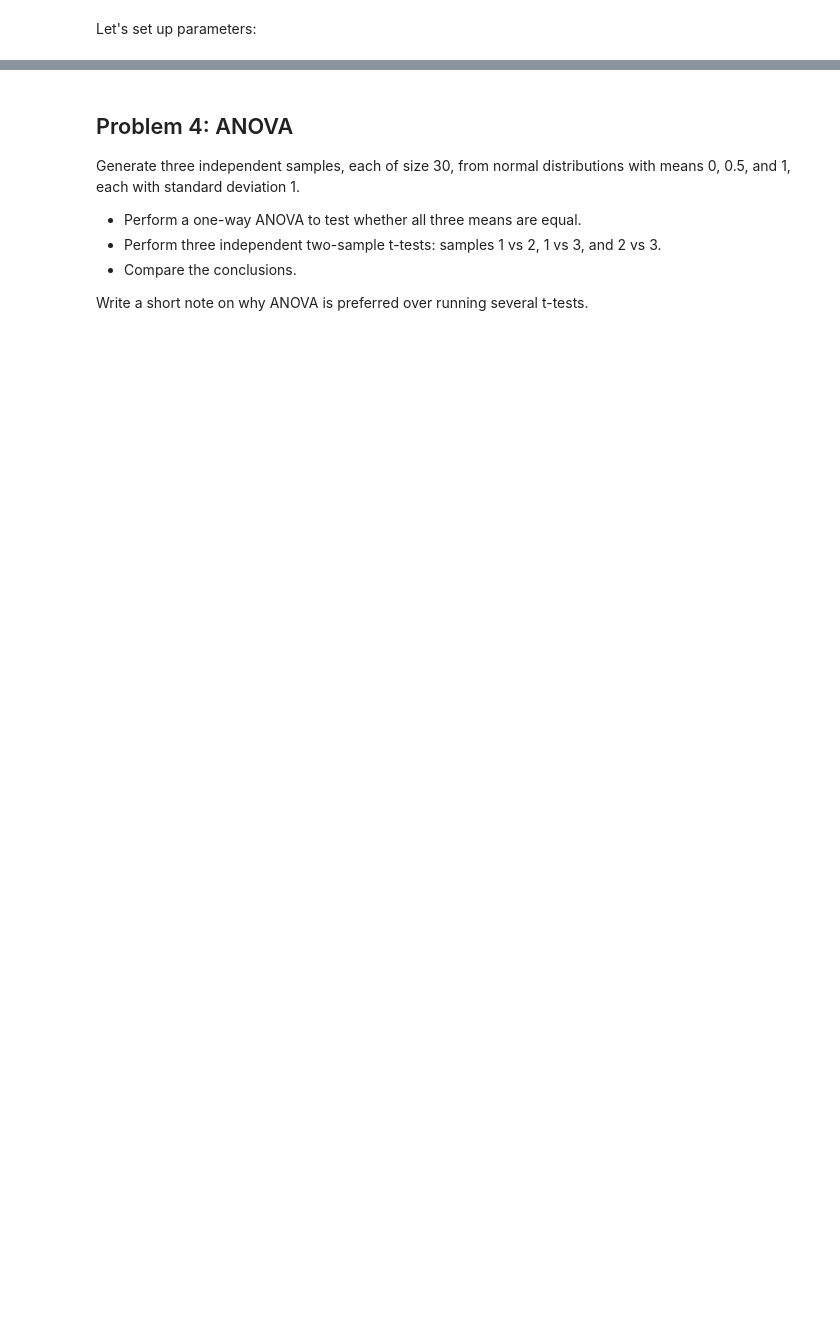
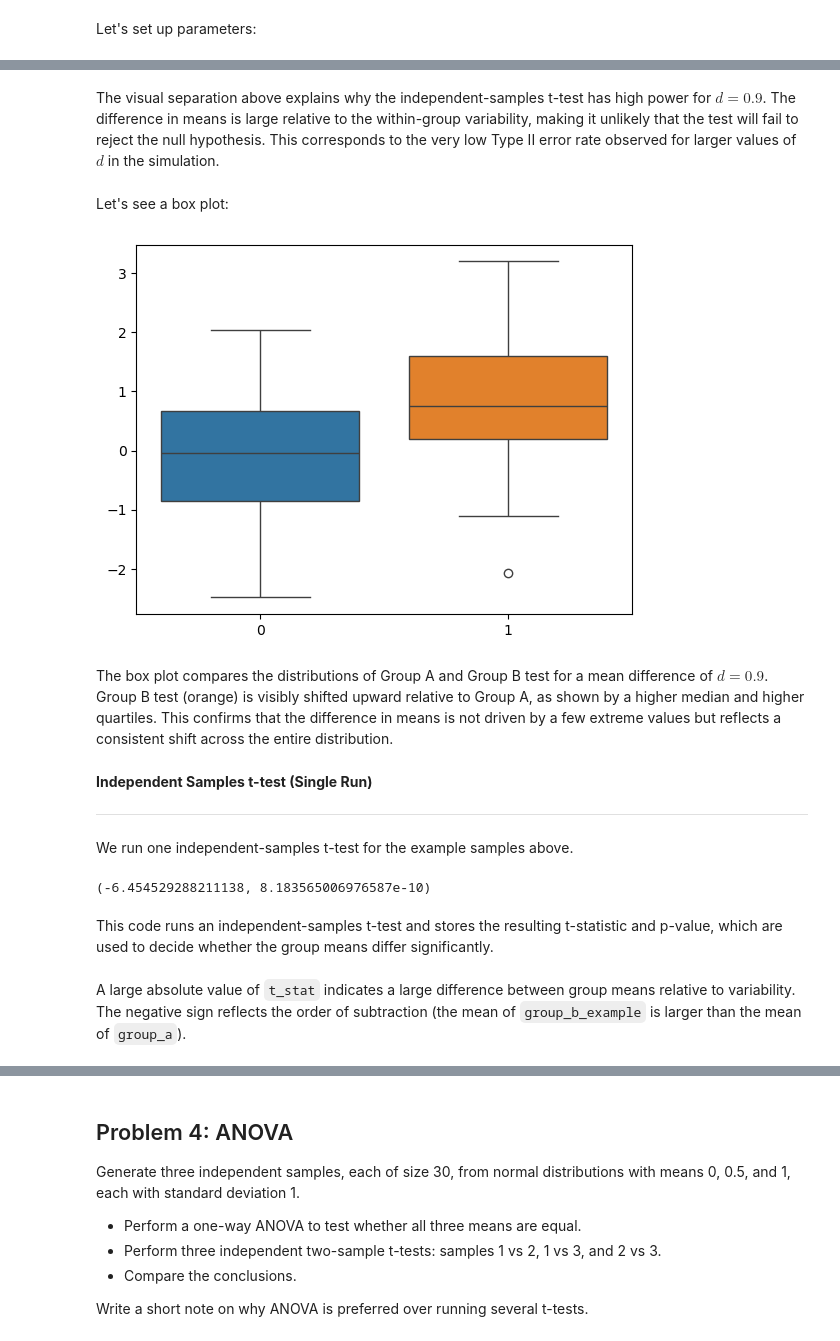
Before and after one commit to mondbr/applied_statistics, a Jupyter notebook: problems.ipynb, the cells around one changed output, grey strips where cells are left out. Drawn from its saved outputs; the diff is of its cells as text; code cells hidden in the pictures; blank space fills up the shorter version.

```diff
--- a/problems.ipynb
+++ b/problems.ipynb
@@ -1454,0 +1491,30 @@ sns.stripplot(data=[group_a, group_b_test]);
+# %% [markdown]
+
+The visual separation above explains why the independent-samples t-test has high power for $d=0.9$. The difference in means is large relative to the within-group variability, making it unlikely that the test will fail to reject the null hypothesis. This corresponds to the very low Type II error rate observed for larger values of $d$ in the simulation.
+# %% [markdown]
+Let's see a box plot:
+# %%
+# box plot
+# https://seaborn.pydata.org/generated/seaborn.boxplot.html
+sns.boxplot(data=[group_a, group_b_example]);
+# %% [output]
+[figure, added]
+# %% [markdown]
+The box plot compares the distributions of Group A and Group B test for a mean difference of
+$d=0.9$. Group B test (orange) is visibly shifted upward relative to Group A, as shown by a higher median and higher quartiles. This confirms that the difference in means is not driven by a few extreme values but reflects a consistent shift across the entire distribution.
+# %% [markdown]
+**Independent Samples t-test (Single Run)**
+
+---
+
+We run one independent-samples t-test for the example samples above.
+# %%
+# independent t-test
+t_stat, p_value = stats.ttest_ind(group_a, group_b_example) # t_stat measures how far apart the sample means are relative to the variability in the data
+t_stat, p_value # probability of observing a t-statistic at least this extreme if the null hypothesis were true.
+# %% [output]
+(-6.454529288211138, 8.183565006976587e-10)
+# %% [markdown]
+This code runs an independent-samples t-test and stores the resulting t-statistic and p-value, which are used to decide whether the group means differ significantly.
+# %% [markdown]
+A large absolute value of `t_stat` indicates a large difference between group means relative to variability. The negative sign reflects the order of subtraction (the mean of `group_b_example` is larger than the mean of `group_a`).
```
Also changed, not shown: parts of 48 cells of this notebook, 2 other files.
